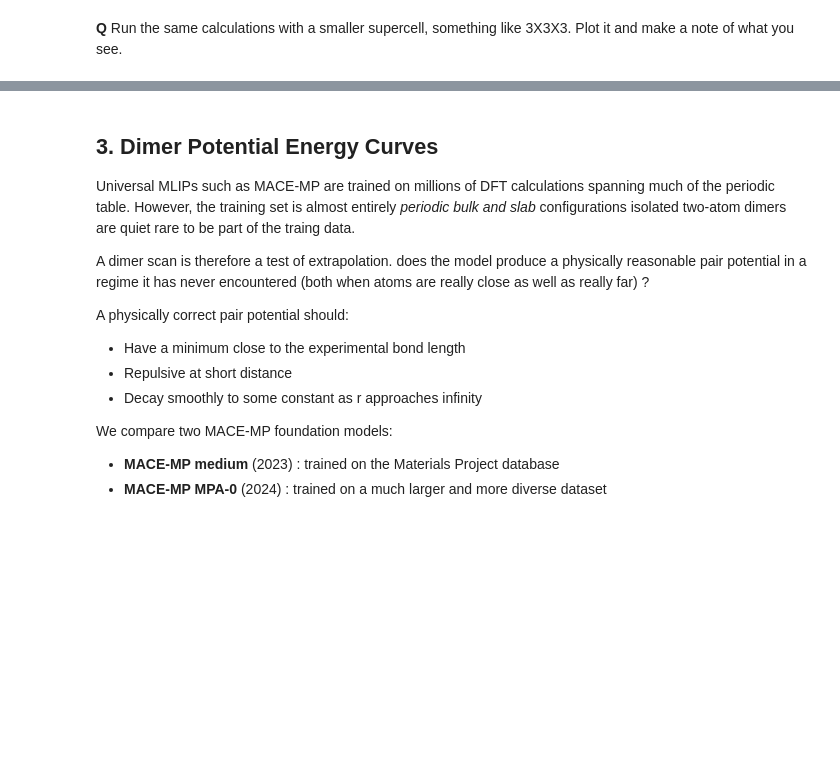
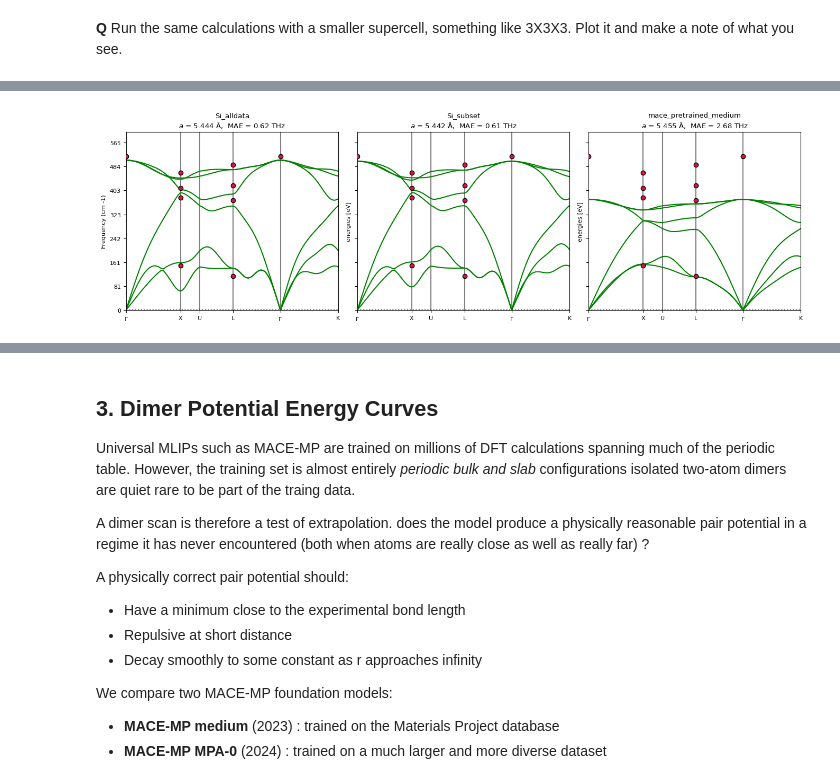
Before and after one commit to parthapaul7/.dotfiles, a Jupyter notebook: Lab2.ipynb, the cells around one changed output, grey strips where cells are left out. Cells and saved outputs as stored; diff of their text form; code cells hidden in the pictures; blank space fills up the shorter version.

```diff
--- a/Lab2.ipynb
+++ b/Lab2.ipynb
@@ -584,2 +589,81 @@ WARNING, 1 imaginary frequencies at q = ( 0.00,  0.00,  0.00) ; (omega_q = 1.741
 # %% [markdown]
 **Q** Run the same calculations with a smaller supercell, something like 3X3X3. Plot it and make a note of what you see.
+# %%
+import numpy as np
+import matplotlib.pyplot as plt
+from ase.build import bulk
+from ase.optimize import LBFGS
+from ase.filters import FrechetCellFilter
+from ase.phonons import Phonons
+from matplotlib.ticker import FuncFormatter
+from ase.units import invcm
+
+EV_TO_CM1 = 1 / invcm
+THZ_TO_EV = 4.135667e-3  # eV to 1 THz mode
+
+EXP = {
+    "G": [15.53],
+    "X": [4.49, 11.35, 12.32, 13.90],
+    "L": [3.43, 11.11, 12.60, 14.68],
+}
+
+
+def matched_modes(label, freqs_thz):
+    """Pick computed frequencies (sorted, THz) that line up with EXP[label]."""
+    f = np.sort(freqs_thz)
+    if label == "G":
+        return np.array([f[3:6].mean()])                         # optical LTO
+    return np.array([f[0:2].mean(), f[2], f[3], f[4:6].mean()])  # TA, LA, LO, TO
+
+
+fig, axes = plt.subplots(1, len(calcs), figsize=(4.5 * len(calcs), 4.2),
+                         sharey=True, squeeze=False)
+
+results = {}
+
+for ax, (name, calc) in zip(axes[0], calcs.items()):
+    atoms = bulk("Si", "diamond", a=5.5)
+    atoms.calc = calc
+    LBFGS(FrechetCellFilter(atoms), logfile=None).run(fmax=0.0001, steps=3000)
+
+    # Relaxed cubic lattice constant: primitive volume = a**3 / 4.
+    a_relaxed = (4 * atoms.get_volume()) ** (1 / 3)
+
+    ph = Phonons(atoms, calc, supercell=(3, 3, 3), delta=0.01, name=f"ph_{name}")
+    ph.run()
+    ph.read(acoustic=True)
+    ph.clean()
+
+    path = atoms.cell.bandpath("GXULGK", npoints=100)
+
+    # Error vs experiment: frequencies (eV -> THz) at the tested points.
+    abs_errors = []
+    for label in EXP:
+        omega = ph.band_structure([path.special_points[label]], verbose=False)[0]
+        calc_thz = matched_modes(label, omega / THZ_TO_EV)
+        abs_errors.extend(np.abs(calc_thz - np.array(EXP[label])))
+    mae = float(np.mean(abs_errors))
+    results[name] = {"a": a_relaxed, "mae": mae}
+
+    #ph.get_band_structure(path).plot(ax=ax, emin=-0.01, emax=0.07)
+    ph.get_band_structure(path).plot(
+    ax=ax,
+    emin=0 / EV_TO_CM1,
+    emax=600 / EV_TO_CM1
+    )
+
+    ax.yaxis.set_major_formatter(
+        FuncFormatter(lambda y, _: f"{y * EV_TO_CM1:.0f}")
+    )
+
+    _, xpos, labels = path.get_linear_kpoint_axis()
+    for x, label in zip(xpos, labels):
+        for nu in EXP.get(label, []):
+            ax.plot(x, nu * THZ_TO_EV, "o", c="crimson", mec="k", ms=6, zorder=5)
+
+    ax.set_title(f"{name}\n$a$ = {a_relaxed:.3f} Å,  MAE = {mae:.2f} THz")
+
+axes[0, 0].set_ylabel(r"Frequency (cm -1)")
+plt.tight_layout()
+plt.show()
+# %% [output]
@@ -585,0 +676 @@ WARNING, 1 imaginary frequencies at q = ( 0.00,  0.00,  0.00) ; (omega_q = 1.741
+[figure, added]
```
Also changed, not shown: parts of 8 cells of this notebook.
